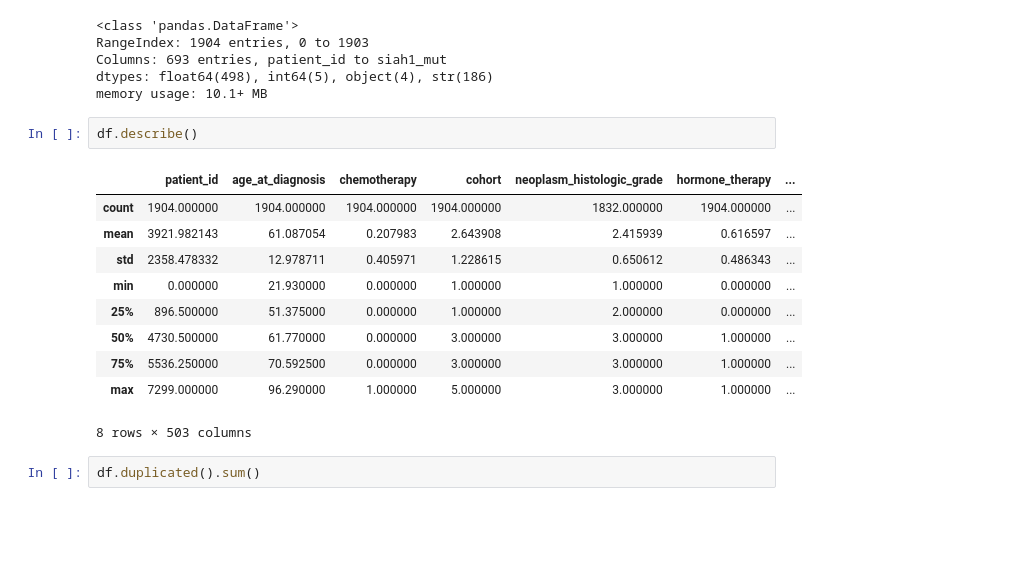
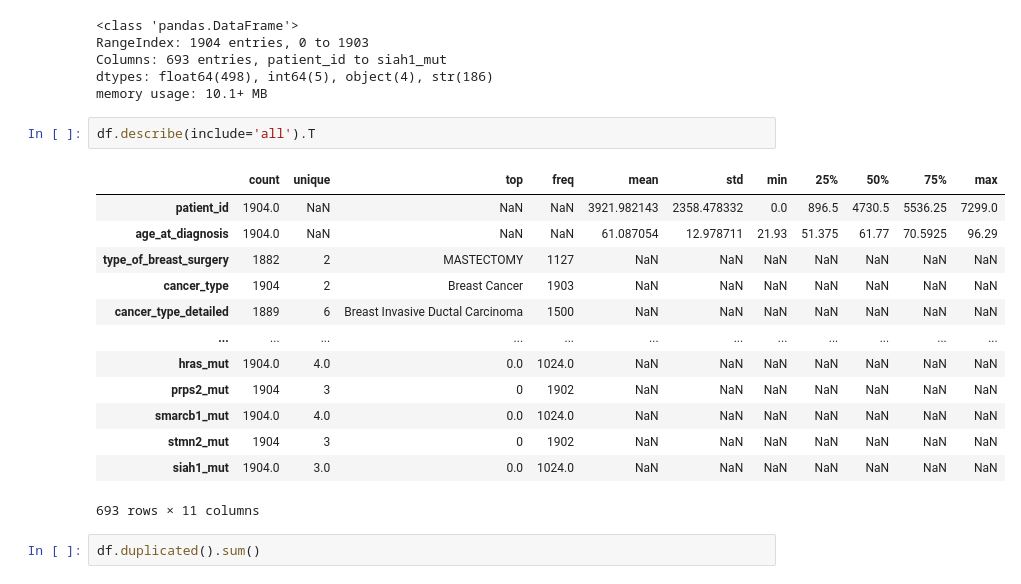
Before and after one commit to uroojzaidi709/cancer-risk-explainable-ml, a Jupyter notebook: notebooks/01_eda.ipynb, the cells around one changed output. Drawn from its saved outputs; the diff is of its cells as text; blank space fills up the shorter version.

```diff
--- a/notebooks/01_eda.ipynb
+++ b/notebooks/01_eda.ipynb
@@ -27,18 +29,21 @@ Columns: 693 entries, patient_id to siah1_mut
 dtypes: float64(498), int64(5), object(4), str(186)
 memory usage: 10.1+ MB
 # %%
-df.describe()
+df.describe(include='all').T
 # %% [output]
-|  | patient_id | age_at_diagnosis | chemotherapy | cohort | neoplasm_histologic_grade | hormone_therapy | ... |
-| count | 1904.000000 | 1904.000000 | 1904.000000 | 1904.000000 | 1832.000000 | 1904.000000 | ... |
-| mean | 3921.982143 | 61.087054 | 0.207983 | 2.643908 | 2.415939 | 0.616597 | ... |
-| std | 2358.478332 | 12.978711 | 0.405971 | 1.228615 | 0.650612 | 0.486343 | ... |
-| min | 0.000000 | 21.930000 | 0.000000 | 1.000000 | 1.000000 | 0.000000 | ... |
-| 25% | 896.500000 | 51.375000 | 0.000000 | 1.000000 | 2.000000 | 0.000000 | ... |
-| 50% | 4730.500000 | 61.770000 | 0.000000 | 3.000000 | 3.000000 | 1.000000 | ... |
-| 75% | 5536.250000 | 70.592500 | 0.000000 | 3.000000 | 3.000000 | 1.000000 | ... |
-| max | 7299.000000 | 96.290000 | 1.000000 | 5.000000 | 3.000000 | 1.000000 | ... |
+|  | count | unique | top | freq | mean | std | min | 25% | 50% | 75% | max |
+| patient_id | 1904.0 | NaN | NaN | NaN | 3921.982143 | 2358.478332 | 0.0 | 896.5 | 4730.5 | 5536.25 | 7299.0 |
+| age_at_diagnosis | 1904.0 | NaN | NaN | NaN | 61.087054 | 12.978711 | 21.93 | 51.375 | 61.77 | 70.5925 | 96.29 |
+| type_of_breast_surgery | 1882 | 2 | MASTECTOMY | 1127 | NaN | NaN | NaN | NaN | NaN | NaN | NaN |
+| cancer_type | 1904 | 2 | Breast Cancer | 1903 | NaN | NaN | NaN | NaN | NaN | NaN | NaN |
+| cancer_type_detailed | 1889 | 6 | Breast Invasive Ductal Carcinoma | 1500 | NaN | NaN | NaN | NaN | NaN | NaN | NaN |
+| ... | ... | ... | ... | ... | ... | ... | ... | ... | ... | ... | ... |
+| hras_mut | 1904.0 | 4.0 | 0.0 | 1024.0 | NaN | NaN | NaN | NaN | NaN | NaN | NaN |
+| prps2_mut | 1904 | 3 | 0 | 1902 | NaN | NaN | NaN | NaN | NaN | NaN | NaN |
+| smarcb1_mut | 1904.0 | 4.0 | 0.0 | 1024.0 | NaN | NaN | NaN | NaN | NaN | NaN | NaN |
+| stmn2_mut | 1904 | 3 | 0 | 1902 | NaN | NaN | NaN | NaN | NaN | NaN | NaN |
+| siah1_mut | 1904.0 | 3.0 | 0.0 | 1024.0 | NaN | NaN | NaN | NaN | NaN | NaN | NaN |
-8 rows × 503 columns
+693 rows × 11 columns
 # %%
 df.duplicated().sum()
 # %% [output]
```
Also changed, not shown: parts of 27 cells of this notebook, 8 other files.
